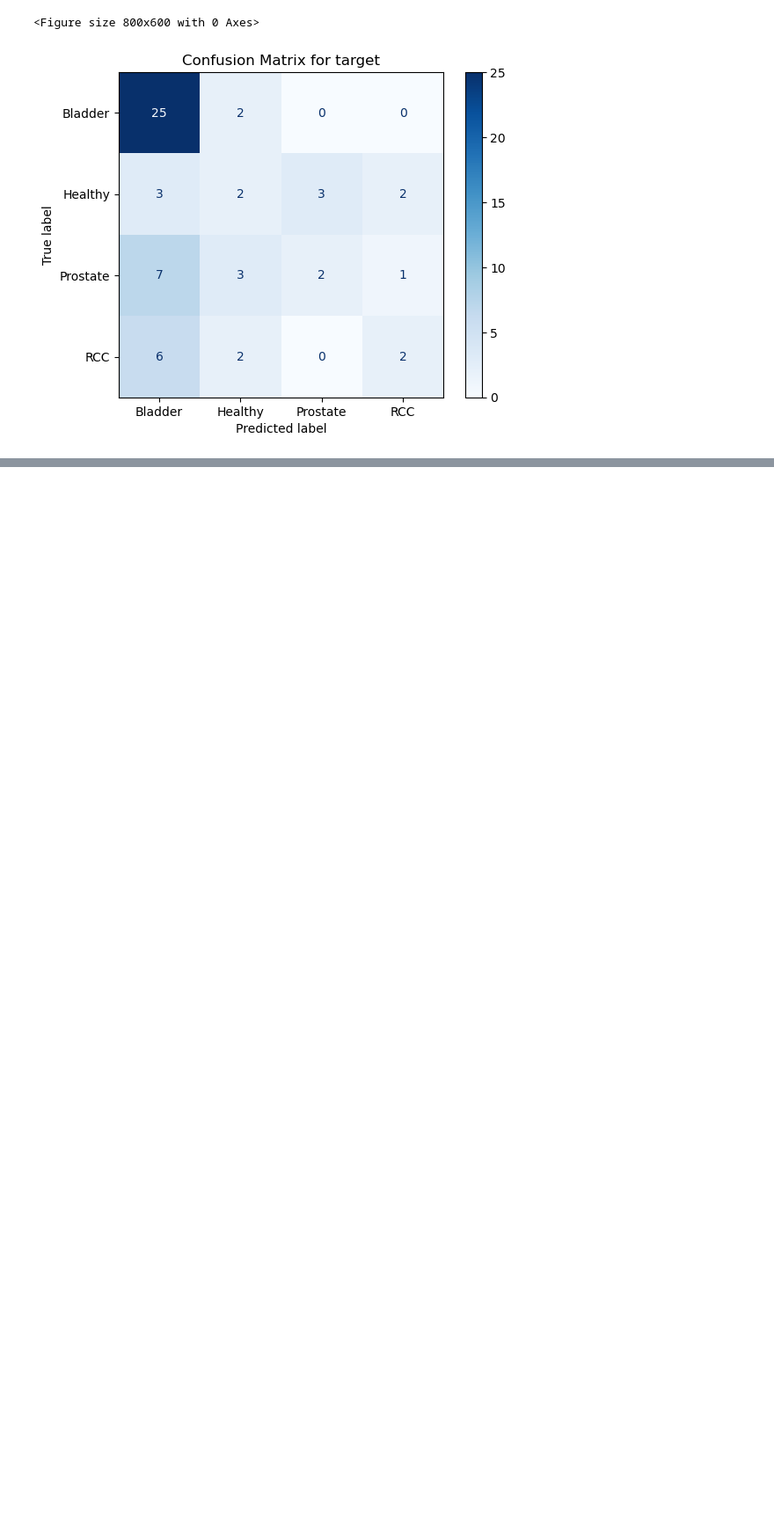
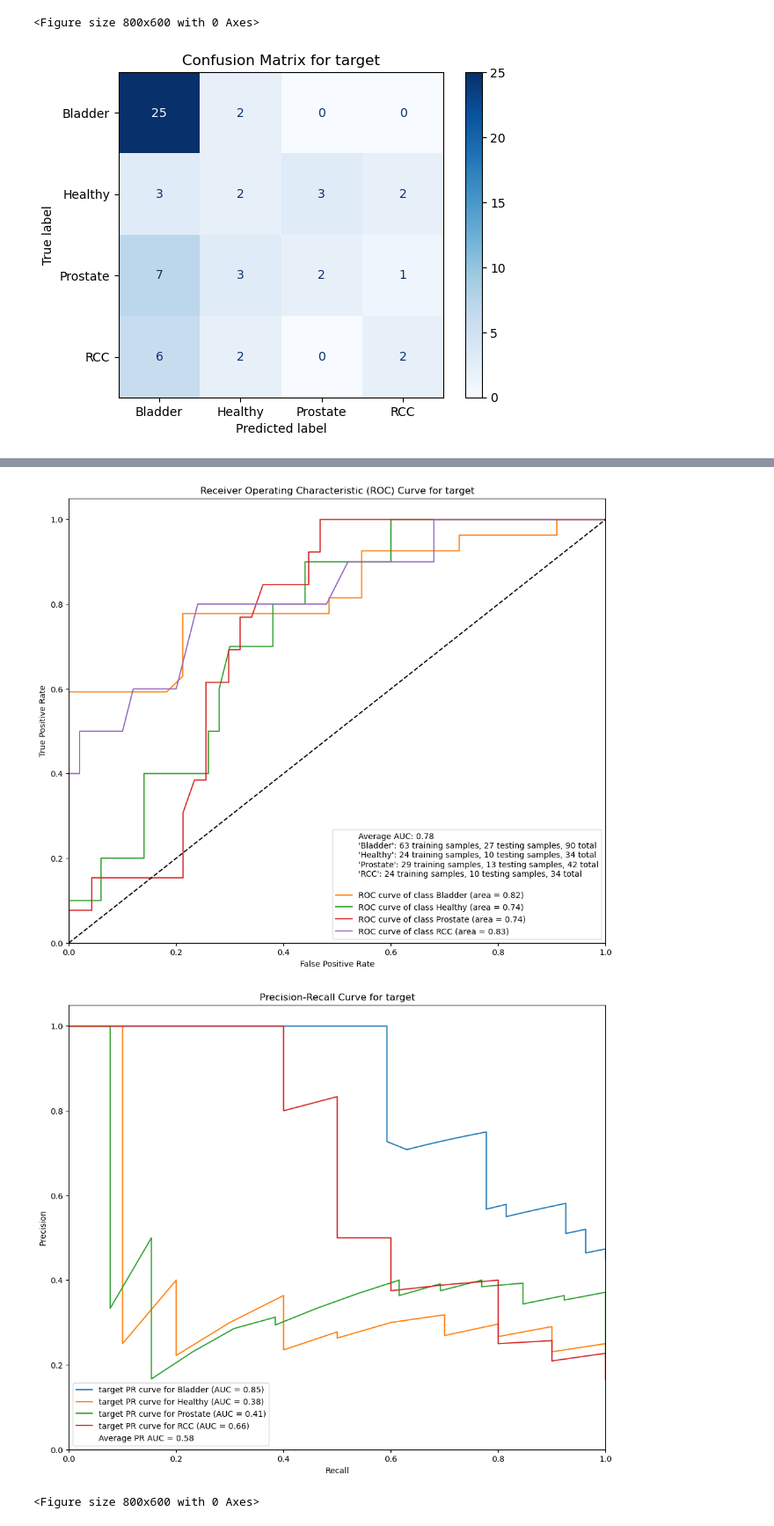
Before and after one commit to Irfanwustl/ResearchCode2_in_transition, a Jupyter notebook: Tissue_of_origin/TOF_all_features.ipynb, the cells around one changed output, grey strips where cells are left out. Shown at 88% size. Saved outputs shown, nothing was run; the diff lists cells and outputs as text; code cells hidden in the pictures; blank space fills up the shorter version.

```diff
--- a/Tissue_of_origin/TOF_all_features.ipynb
+++ b/Tissue_of_origin/TOF_all_features.ipynb
@@ -397,0 +408,17 @@ CNA_rf = models.random_forest_model(CNA_train, CNA_test)
+# %%
+
+CNA_scaled = preprocessing.standardize_dataframe(CNA_t_unique)
+Ratio_scaled = preprocessing.standardize_dataframe(Ratio_t)
+EndMotif_scaled = preprocessing.standardize_dataframe(EndMotif_t)
+
+
+
+
+
+# CNA_train, CNA_test = preprocessing.stratified_train_test_split(CNA_t_unique, test_size=TEST_SIZE)
+
+# Ratio_train, Ratio_test = preprocessing.stratified_train_test_split(Ratio_t, test_size=TEST_SIZE)
+
+# EndMotif_train, EndMotif_test = preprocessing.stratified_train_test_split(EndMotif_t, test_size=TEST_SIZE)
+
+display(CNA_scaled.head())
@@ -397,0 +509,6 @@ CNA_rf = models.random_forest_model(CNA_train, CNA_test)
+# %%
+import preprocessing
+
+combined_df = preprocessing.combine_feature_dfs_with_target([(CNA_scaled, 'CNA_'), (Ratio_scaled, 'Ratio_'), (EndMotif_scaled, 'EndMotif_')])
+
+display(combined_df)
@@ -397,0 +529,13 @@ CNA_rf = models.random_forest_model(CNA_train, CNA_test)
+# %%
+# Assuming 'combined_df' is the DataFrame you've generated
+# Split the DataFrame using the predefined function
+train_df, test_df = preprocessing.stratified_train_test_split(combined_df, test_size=TEST_SIZE)
+
+# Extract the feature subsets by prefix from train_df and test_df
+CNA_train_df = preprocessing.filter_columns_by_prefix(train_df, 'CNA_')
+Ratio_train_df = preprocessing.filter_columns_by_prefix(train_df, 'Ratio_')
+EndMotif_train_df = preprocessing.filter_columns_by_prefix(train_df, 'EndMotif_')
+
+CNA_test_df = preprocessing.filter_columns_by_prefix(test_df, 'CNA_')
+Ratio_test_df = preprocessing.filter_columns_by_prefix(test_df, 'Ratio_')
+EndMotif_test_df = preprocessing.filter_columns_by_prefix(test_df, 'EndMotif_')
@@ -397,0 +574,9 @@ CNA_rf = models.random_forest_model(CNA_train, CNA_test)
+# %%
+# # Train the models on their respective feature subsets using your random_forest_model function
+model_CNA = models.random_forest_model(CNA_train_df, CNA_test_df, target_name='target')
+model_Ratio = models.random_forest_model(Ratio_train_df, Ratio_test_df, target_name='target')
+model_EndMotif = models.random_forest_model(EndMotif_train_df, EndMotif_test_df, target_name='target')
+# %% [output]
+[figure, added]
+[figure, added]
+<Figure size 800x600 with 0 Axes>
```
Also changed, not shown: parts of 17 cells of this notebook, 3 other files.
